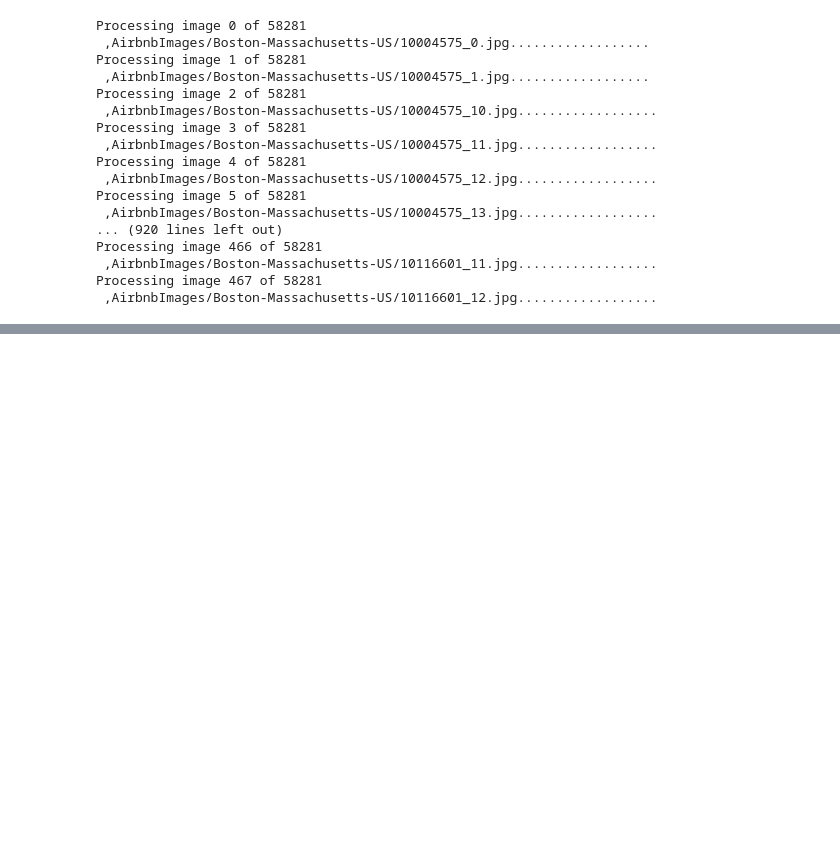
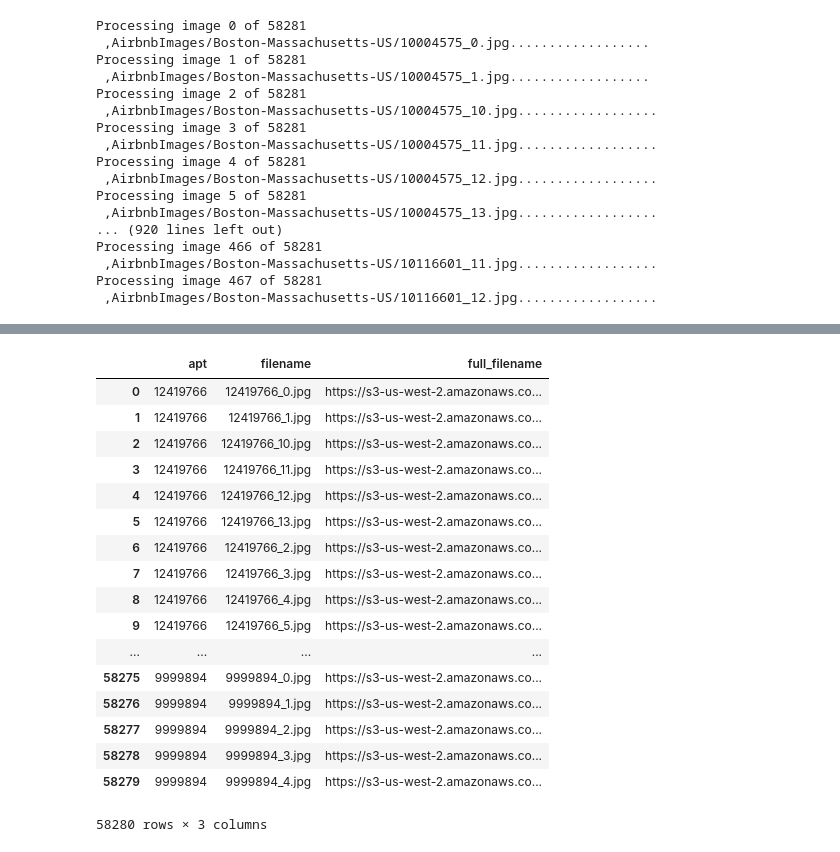
Before and after one commit to starfoe/Eye-bnb, a Jupyter notebook: Notebook/Airbnb_image_feature_extraction.ipynb, the cells around one changed output, grey strips where cells are left out. Drawn from its saved outputs; the diff is of its cells as text; code cells hidden in the pictures; blank space fills up the shorter version.

```diff
--- a/Notebook/Airbnb_image_feature_extraction.ipynb
+++ b/Notebook/Airbnb_image_feature_extraction.ipynb
@@ -144,0 +210,29 @@ z_final
+# %%
+z = np.loadtxt('feature_matrix.txt')
+# %%
+df_1 = pd.DataFrame(z)
+# %%
+df_1.apt = df[0]['apt'].values
+# %%
+df_1['full_filename'] = df[0]['full_filename'].values
+# %%
+df_1[['apt','filename','full_filename']]
+# %% [output]
+|  | apt | filename | full_filename |
+| 0 | 12419766 | 12419766_0.jpg | https://s3-us-west-2.amazonaws.co... |
+| 1 | 12419766 | 12419766_1.jpg | https://s3-us-west-2.amazonaws.co... |
+| 2 | 12419766 | 12419766_10.jpg | https://s3-us-west-2.amazonaws.co... |
+| 3 | 12419766 | 12419766_11.jpg | https://s3-us-west-2.amazonaws.co... |
+| 4 | 12419766 | 12419766_12.jpg | https://s3-us-west-2.amazonaws.co... |
+| 5 | 12419766 | 12419766_13.jpg | https://s3-us-west-2.amazonaws.co... |
+| 6 | 12419766 | 12419766_2.jpg | https://s3-us-west-2.amazonaws.co... |
+| 7 | 12419766 | 12419766_3.jpg | https://s3-us-west-2.amazonaws.co... |
+| 8 | 12419766 | 12419766_4.jpg | https://s3-us-west-2.amazonaws.co... |
+| 9 | 12419766 | 12419766_5.jpg | https://s3-us-west-2.amazonaws.co... |
+| ... | ... | ... | ... |
+| 58275 | 9999894 | 9999894_0.jpg | https://s3-us-west-2.amazonaws.co... |
+| 58276 | 9999894 | 9999894_1.jpg | https://s3-us-west-2.amazonaws.co... |
+| 58277 | 9999894 | 9999894_2.jpg | https://s3-us-west-2.amazonaws.co... |
+| 58278 | 9999894 | 9999894_3.jpg | https://s3-us-west-2.amazonaws.co... |
+| 58279 | 9999894 | 9999894_4.jpg | https://s3-us-west-2.amazonaws.co... |
+58280 rows × 3 columns
```
Also changed, not shown: parts of 35 cells of this notebook.
